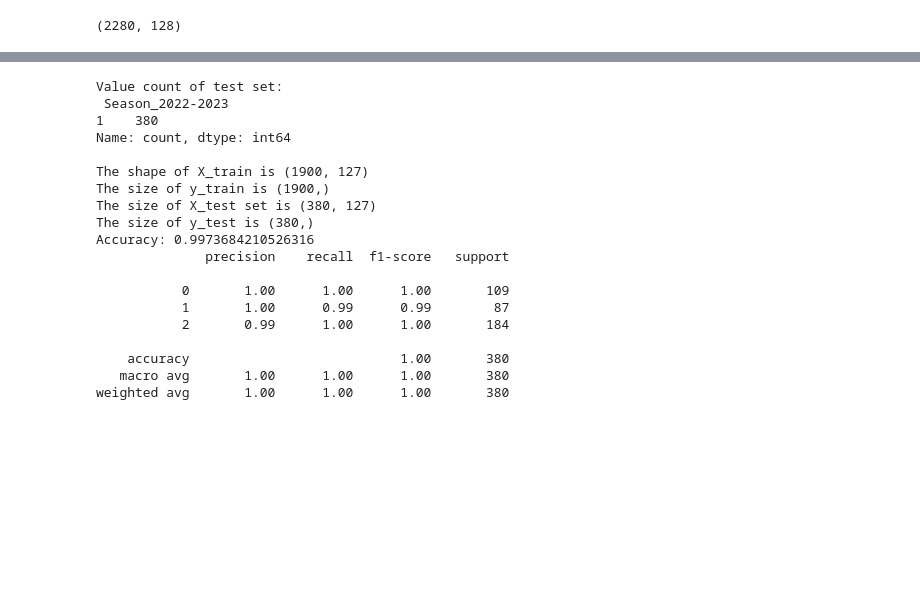
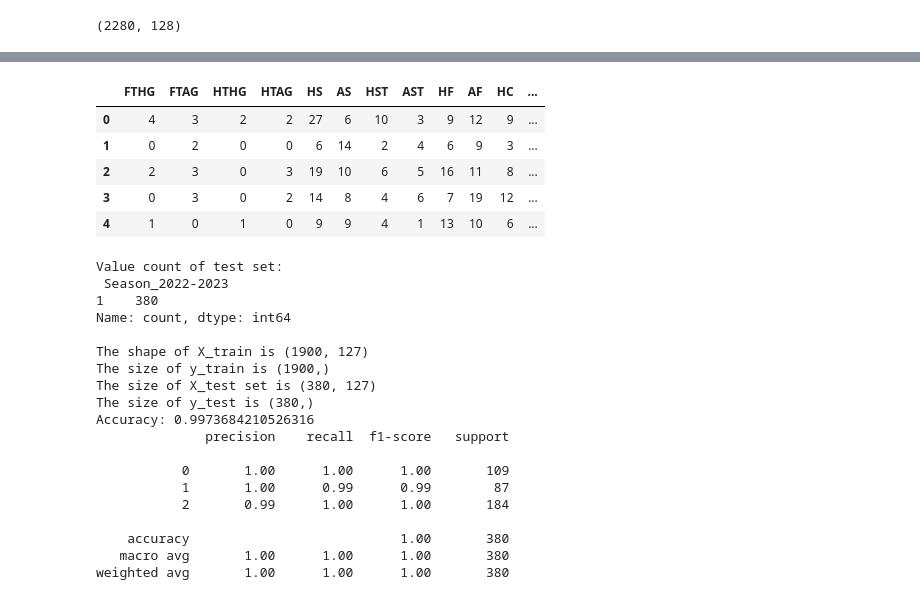
Before and after one commit to mathewsjoyy/Project_Code_Year3, a Jupyter notebook: Code/project.ipynb, the cells around one changed output, grey strips where cells are left out. Drawn from its saved outputs; the diff is of its cells as text; code cells hidden in the pictures; blank space fills up the shorter version.

```diff
--- a/Code/project.ipynb
+++ b/Code/project.ipynb
@@ -447,8 +445,9 @@ y = match_df['FTR']
 
 from sklearn.feature_selection import SelectKBest
 from sklearn.feature_selection import chi2
+
 # Apply SelectKBest class to extract top 10 best features
-bestfeatures = SelectKBest(score_func=chi2, k=50)
+bestfeatures = SelectKBest(score_func=chi2, k='all')
 fit = bestfeatures.fit(X, y)
 
 # Summarize scores
@@ -458,5 +457,49 @@ featureScores = pd.concat([dfcolumns, dfscores], axis=1)
 featureScores.columns = ['Specs', 'Score']
 
 # Print the top 10 features
-print(featureScores.nlargest(50, 'Score'))
+print(featureScores.nlargest(128, 'Score'))
+
+
+
+
+
+
+
+from sklearn.feature_selection import SelectKBest
+
+# for classification, we use these three
+from sklearn.feature_selection import chi2, f_classif, mutual_info_classif
+
+# this function will take in X, y variables
+# with criteria, and return a dataframe
+# with most important columns
+# based on that criteria
+def featureSelect_dataframe(X, y, criteria, k):
+
+    # initialize our function/method
+    reg = SelectKBest(criteria, k=k).fit(X,y)
+
+    # transform after creating the reg (so we can use getsupport)
+    X_transformed = reg.transform(X)
+
+    # filter down X based on kept columns
+    X_best = X[[val for i,val in enumerate(X.columns) if reg.get_support()[i]]]
+
+    # show list of columns selected and their importance score
+    # create a dataframe of feature names and scores
+    # and sort them in descending order
+    df_scores = pd.DataFrame(reg.scores_, columns=["Score"])
+
+    # print the column names and scores
+    df_scores["Feature"] = X.columns
+    df_scores = df_scores.sort_values(by="Score", ascending=False)
+    df_scores = df_scores.reset_index(drop=True)
+    print(df_scores)
+
+    # return that dataframe
+    return X_best
+
+X_best = featureSelect_dataframe(X, y, mutual_info_classif, 127)
+
+X_best.head()
 # %% [output]
@@ -480,3 +523,9 @@ print(featureScores.nlargest(50, 'Score'))
+|  | FTHG | FTAG | HTHG | HTAG | HS | AS | HST | AST | HF | AF | HC | ... |
+| 0 | 4 | 3 | 2 | 2 | 27 | 6 | 10 | 3 | 9 | 12 | 9 | ... |
+| 1 | 0 | 2 | 0 | 0 | 6 | 14 | 2 | 4 | 6 | 9 | 3 | ... |
+| 2 | 2 | 3 | 0 | 3 | 19 | 10 | 6 | 5 | 16 | 11 | 8 | ... |
+| 3 | 0 | 3 | 0 | 2 | 14 | 8 | 4 | 6 | 7 | 19 | 12 | ... |
+| 4 | 1 | 0 | 1 | 0 | 9 | 9 | 4 | 1 | 13 | 10 | 6 | ... |
 # %%
 import pandas as pd
 from sklearn.model_selection import train_test_split
```
Also changed, not shown: parts of 6 cells of this notebook.
